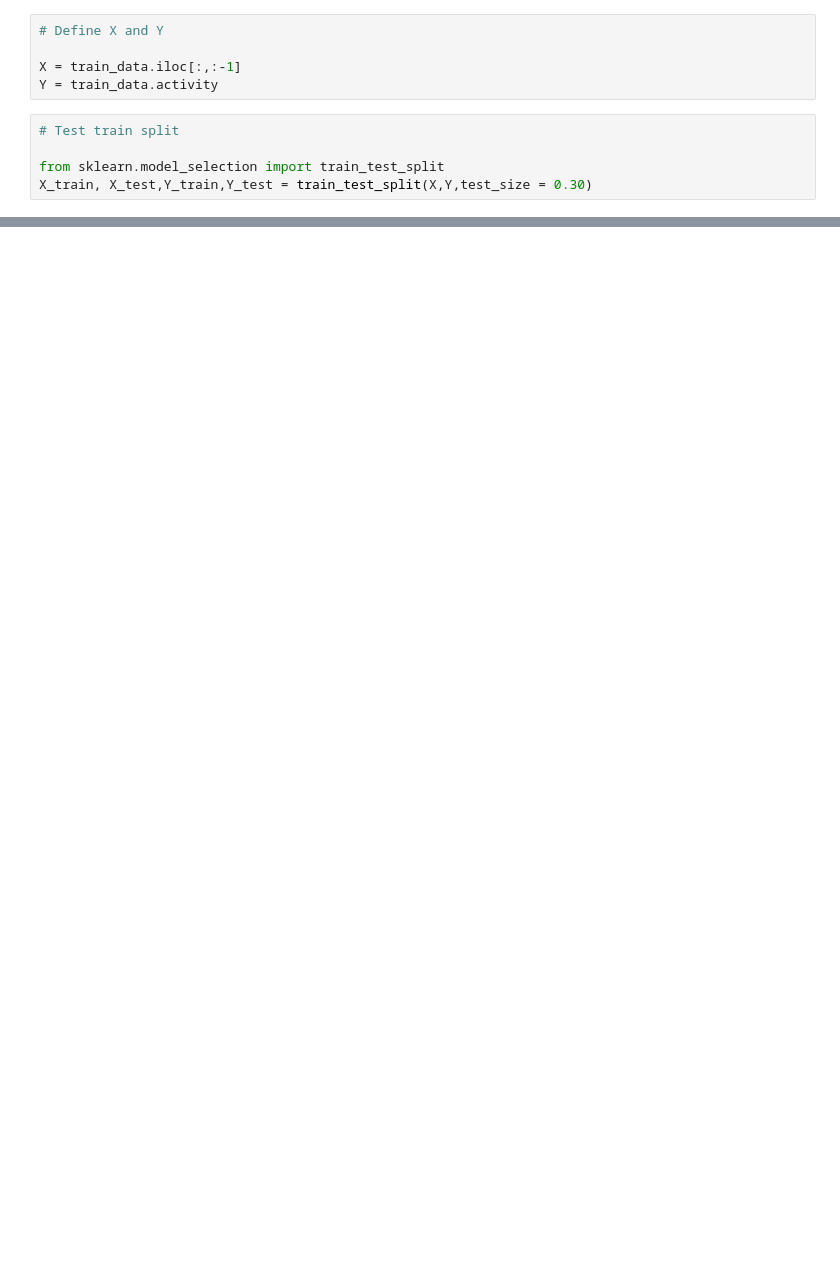
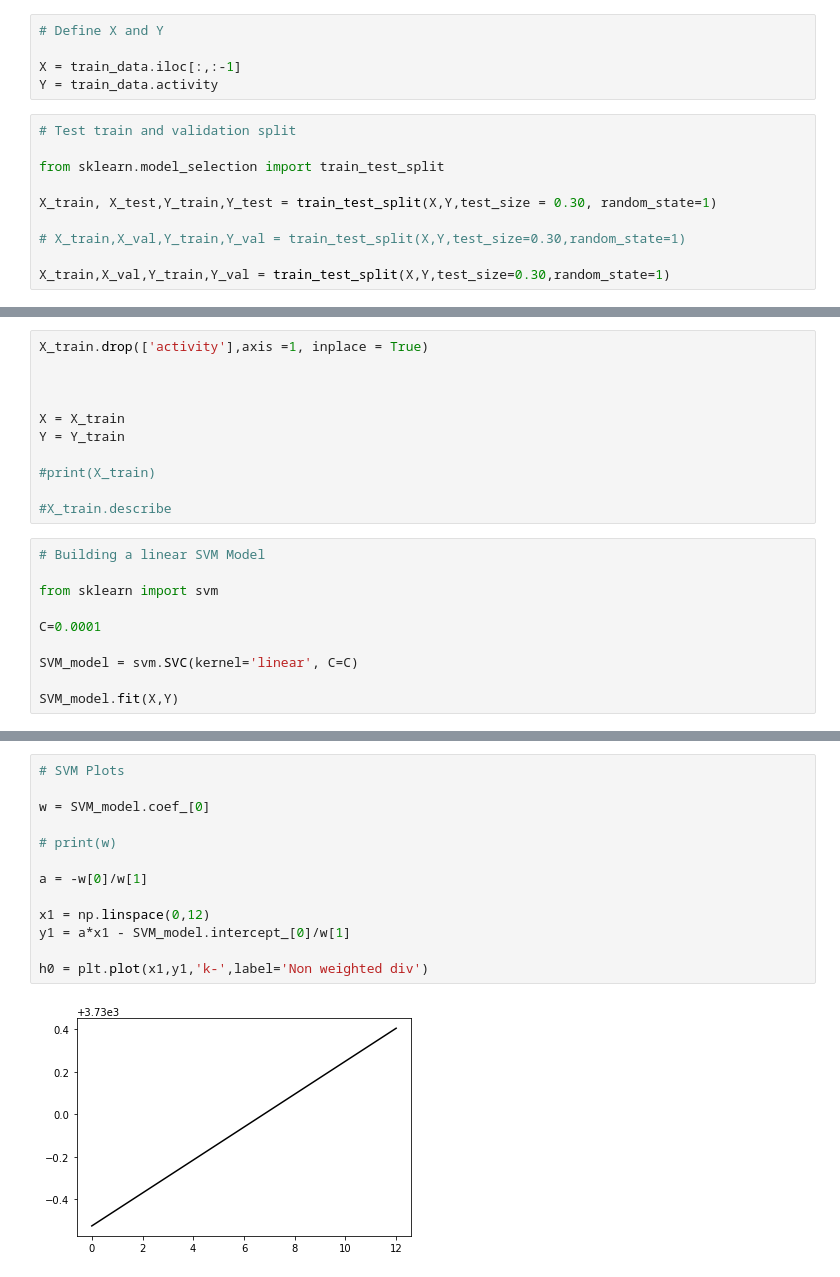
Before and after one commit to suneelnair1/Research_Internship, a Jupyter notebook: Sunil_Nair_Research_Internship_Codeset.ipynb, the cells around one changed output, grey strips where cells are left out. Saved outputs shown, nothing was run; the diff lists cells and outputs as text; blank space fills up the shorter version.

```diff
--- a/Sunil_Nair_Research_Internship_Codeset.ipynb
+++ b/Sunil_Nair_Research_Internship_Codeset.ipynb
@@ -131,10 +164,15 @@ test_data.drop('?',axis=1)
 X = train_data.iloc[:,:-1]
 Y = train_data.activity
 # %%
-# Test train split
+# Test train and validation split
 
 from sklearn.model_selection import train_test_split
-X_train, X_test,Y_train,Y_test = train_test_split(X,Y,test_size = 0.30)
+
+X_train, X_test,Y_train,Y_test = train_test_split(X,Y,test_size = 0.30, random_state=1)
+
+# X_train,X_val,Y_train,Y_val = train_test_split(X,Y,test_size=0.30,random_state=1)
+
+X_train,X_val,Y_train,Y_val = train_test_split(X,Y,test_size=0.30,random_state=1)
 # %%
 # Statitical plots
 
@@ -155,0 +245,21 @@ array([<matplotlib.axes._subplots.AxesSubplot object at 0x...>,
+# %%
+X_train.drop(['activity'],axis =1, inplace = True)
+
+
+
+X = X_train
+Y = Y_train
+
+#print(X_train)
+
+#X_train.describe
+# %%
+# Building a linear SVM Model
+
+from sklearn import svm
+
+C=0.0001
+
+SVM_model = svm.SVC(kernel='linear', C=C)
+
+SVM_model.fit(X,Y)
@@ -155,0 +320,15 @@ array([<matplotlib.axes._subplots.AxesSubplot object at 0x...>,
+# %%
+# SVM Plots
+
+w = SVM_model.coef_[0]
+
+# print(w)
+
+a = -w[0]/w[1]
+
+x1 = np.linspace(0,12)
+y1 = a*x1 - SVM_model.intercept_[0]/w[1]
+
+h0 = plt.plot(x1,y1,'k-',label='Non weighted div')
+# %% [output]
+[figure, added]
```
Also changed, not shown: parts of 28 cells of this notebook.
